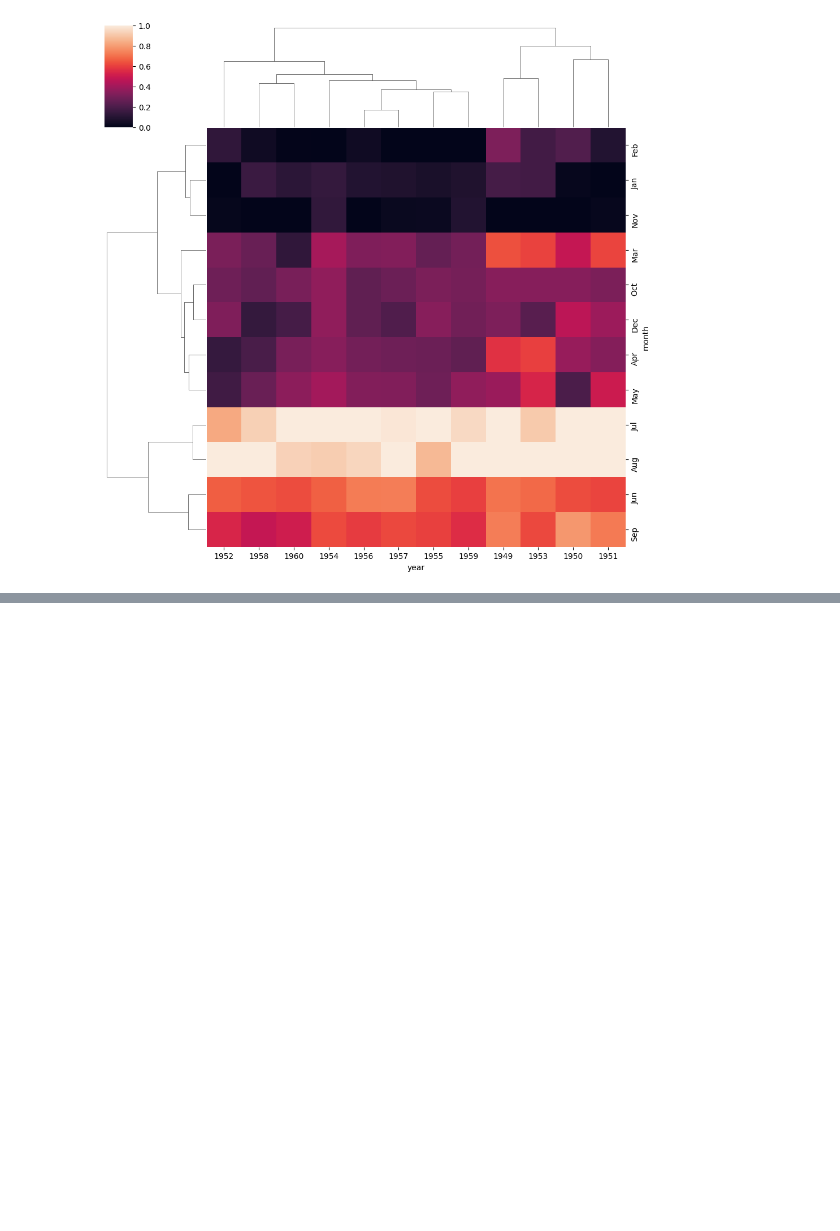
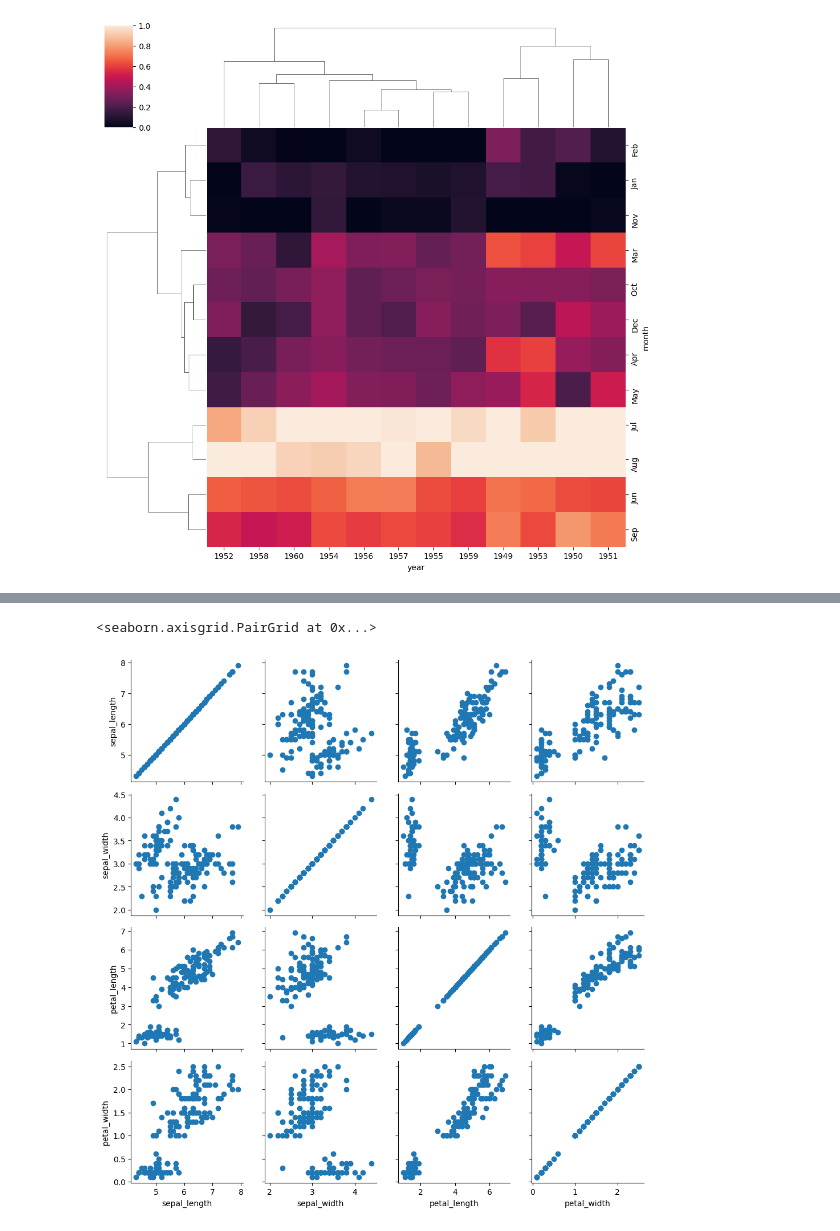
Before and after one commit to LorenzoRottigni/md-documentations, a Jupyter notebook: machine-learning/udemy-bootcamp/06-seaborn/06-seaborn.ipynb, the cells around one changed output, grey strips where cells are left out. Drawn from its saved outputs; the diff is of its cells as text; code cells hidden in the pictures; blank space fills up the shorter version.

Commit message:
FEAT: 06-seaborn part 4

```diff
--- a/machine-learning/udemy-bootcamp/06-seaborn/06-seaborn.ipynb
+++ b/machine-learning/udemy-bootcamp/06-seaborn/06-seaborn.ipynb
@@ -186,0 +203,10 @@ sns.clustermap(
+# %%
+from matplotlib import pyplot as plt
+iris = sns.load_dataset('iris')
+# this is the how pairplot is implemented, it allows to create a grid of custom plots
+g = sns.PairGrid(iris)
+# apply scatterplot to the grid
+g.map(plt.scatter)
+# %% [output]
+<seaborn.axisgrid.PairGrid at 0x...>
+[figure, added]
```
Also changed, not shown: parts of 4 cells of this notebook, 1 other file.
